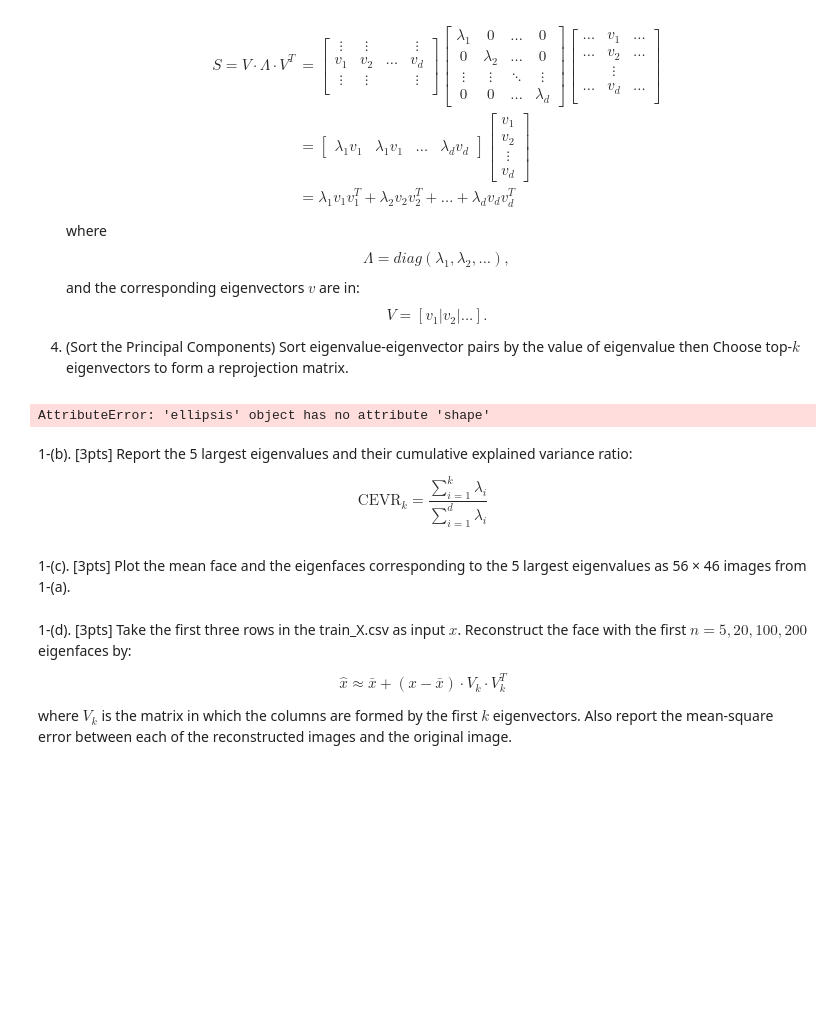
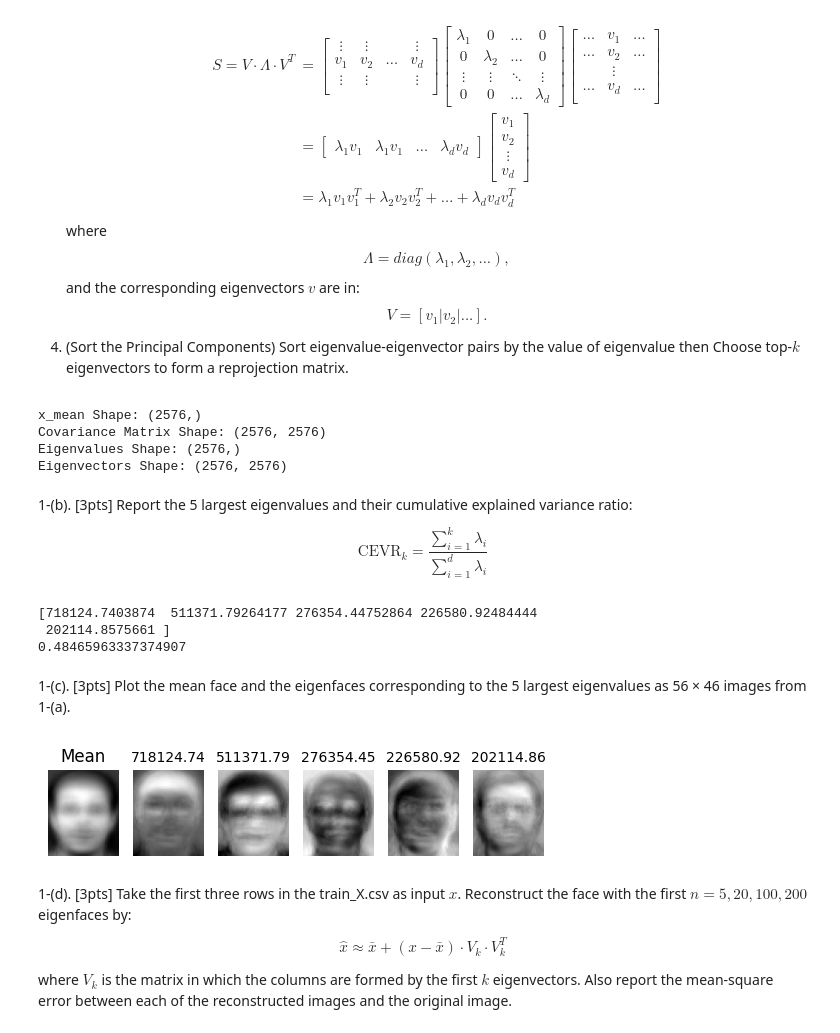
Before and after one commit to rishabhlgoenka/EE443, a Jupyter notebook: HW1/ee443_hw1.ipynb, the cells around one changed output. Cells and saved outputs as stored; diff of their text form; code cells hidden in the pictures; blank space fills up the shorter version.

```diff
--- a/HW1/ee443_hw1.ipynb
+++ b/HW1/ee443_hw1.ipynb
@@ -133,15 +133,15 @@ and the corresponding eigenvectors $v$ are in:
 def my_pca(x):
     # 1. Data Standardization: Comput the mean of x_train
     # TODO
-    x_mean = ...
+    x_mean = np.mean(x, axis=0)
     # TODO
     print(f"x_mean Shape: {x_mean.shape}") # should be a shape of (2576,)
     # TODO subtract x_mean for each training data point
-    x_norm = ...
+    x_norm = x - x_mean
 
     # 2. Covariance Matrix: Compute the covariance matrix
     # TODO
-    covariance_matrix = ...
+    covariance_matrix = np.cov(x_norm, rowvar=False)
     # TODO
     print(f"Covariance Matrix Shape: {covariance_matrix.shape}") # should be a shape of (2576, 2576)
 
@@ -152,21 +152,22 @@ def my_pca(x):
 
     # 4. Sort the eigenvalues in descending order
     # TODO
-    sorted_eigenvalues = ...
-    sorted_eigenvectors = ...
+    sorted_eigenvalues = eigenvalues[::-1]
+    sorted_eigenvectors = eigenvectors[:, ::-1]
     # TODO
 
     return x_mean, covariance_matrix, sorted_eigenvalues, sorted_eigenvectors
 
 def reproject(x, top_k_eigenvectors, x_mean):
     # TODO: calculate projection on mean-centered x
-    x_reproject = ...
+    x_reproject = (x - x_mean) @ top_k_eigenvectors
     # TODO
     return x_reproject
 
 def reconstruct(x, top_k_eigenvectors, x_mean):
     # TODO
-    x_reconstruct = ...
+    x_reproject = reproject(x, top_k_eigenvectors, x_mean)
+    x_reconstruct = x_mean + x_reproject @ top_k_eigenvectors.T
     # TODO
     print(f"x_reconstruct Shape: {x_reconstruct.shape}")
 
@@ -175,7 +176,10 @@ def reconstruct(x, top_k_eigenvectors, x_mean):
 # Run the PCA on x_train
 x_mean, covariance_matrix, sorted_eigenvalues, sorted_eigenvectors = my_pca(x_train)
 # %% [output]
-AttributeError: 'ellipsis' object has no attribute 'shape'
+x_mean Shape: (2576,)
+Covariance Matrix Shape: (2576, 2576)
+Eigenvalues Shape: (2576,)
+Eigenvectors Shape: (2576, 2576)
 # %% [markdown]
 1-(b). [3pts] Report the 5 largest eigenvalues and their cumulative explained variance ratio:
 
@@ -188,30 +192,36 @@ print(sorted_eigenvalues[:t])
 
 def get_CEVR(sorted_eigenvalues, k):
     # TODO
-    sum_eigenvalues = ...
-    top_k_sum_eigenvalues = ...
+    sum_eigenvalues = np.sum(sorted_eigenvalues)
+    top_k_sum_eigenvalues = np.sum(sorted_eigenvalues[:k])
     return top_k_sum_eigenvalues / sum_eigenvalues
 
 print(get_CEVR(sorted_eigenvalues, t))
+# %% [output]
+[718124.7403874  511371.79264177 276354.44752864 226580.92484444
+ 202114.8575661 ]
+0.48465963337374907
 # %% [markdown]
 1-(c). [3pts] Plot the mean face and the eigenfaces corresponding to the 5 largest eigenvalues as 56 × 46 images from 1-(a).
 # %%
 # TODO
-mean_face = ...
-top_k_eigenface = ...
-top_k_eigenvalue = ...
+mean_face = x_mean.reshape((56,46))
+top_k_eigenface = sorted_eigenvectors[:,:5].T.reshape((5, 56, 46))
+top_k_eigenvalue = sorted_eigenvalues[:5]
 # TODO
 
 f, axarr = plt.subplots(1,6)
 
 axarr[0].imshow(mean_face, cmap='gray')
 axarr[0].set_title('Mean')
 axarr[0].axis('off')
 
 for i in range(5):
     axarr[i+1].imshow(top_k_eigenface[i], cmap='gray')
     axarr[i+1].set_title('{:.2f}'.format(top_k_eigenvalue[i]), fontsize=10)
     axarr[i+1].axis('off')
+# %% [output]
+[figure, added]
 # %% [markdown]
 1-(d). [3pts] Take the first three rows in the train\_X.csv as input $x$. Reconstruct the face with the first $n=5, 20, 100, 200$ eigenfaces by:
 
```
Also changed, not shown: parts of 5 cells of this notebook.
